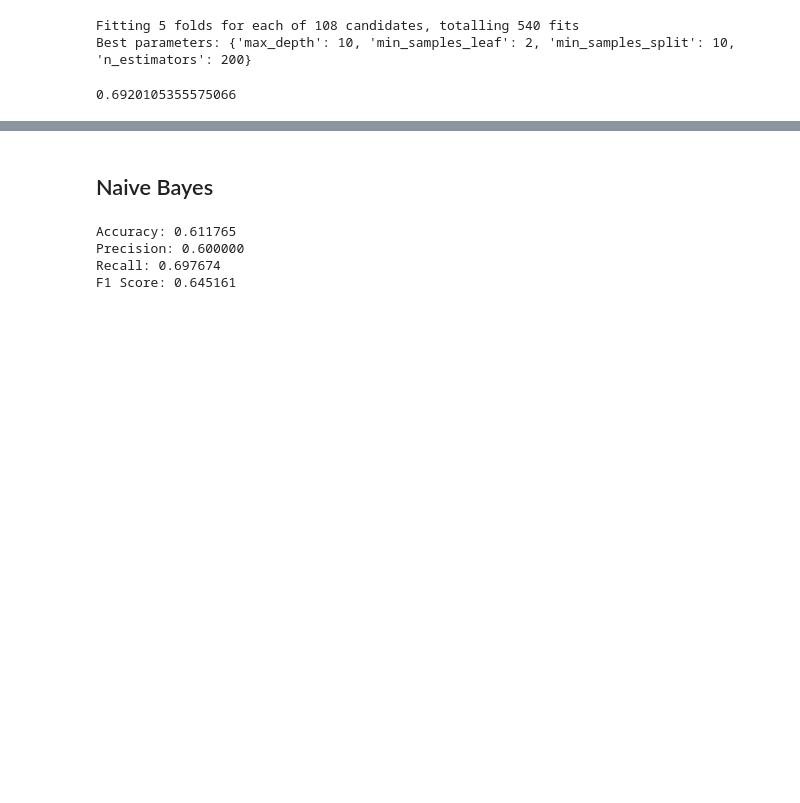
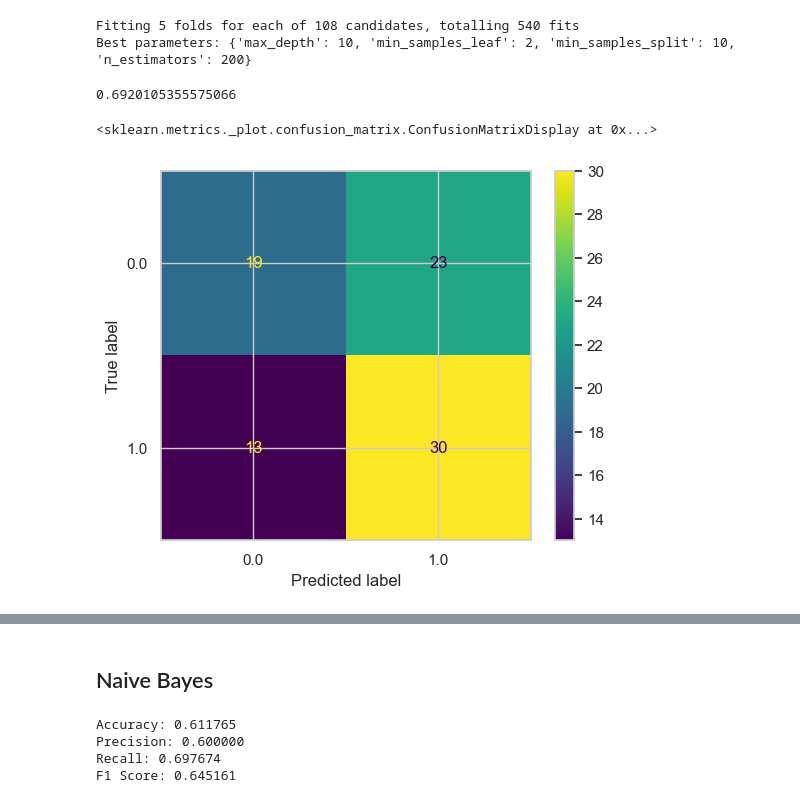
Before and after one commit to nirmal2i43a5/Predicting-Mental-Health-Risk-from-Social-Media-Behavior, a Jupyter notebook: mental_health_analysis.ipynb, the cells around one changed output, grey strips where cells are left out. Cells and saved outputs as stored; diff of their text form; code cells hidden in the pictures; blank space fills up the shorter version.

```diff
--- a/mental_health_analysis.ipynb
+++ b/mental_health_analysis.ipynb
@@ -1047,8 +1047,9 @@ rf_params = {
     'min_samples_split': [2, 5, 10],
     'min_samples_leaf': [1, 2, 4]
 }
+rf = RandomForestClassifier(random_state=42)
 rf_grid = GridSearchCV(
-    RandomForestClassifier(random_state=42),
+    rf,
     rf_params,
     cv=5,
     scoring='accuracy',
@@ -1065,3 +1066,15 @@ Best parameters: {'max_depth': 10, 'min_samples_leaf': 2, 'min_samples_split': 1
 rf_grid.best_score_
 # %% [output]
 0.6920105355575066
+# %%
+# Generate array of values for confusion matrix
+preds = rf_grid.best_estimator_.predict(X_test)
+cm = confusion_matrix(y_test, preds, labels=rf_grid.classes_)
+
+# Plot confusion matrix
+disp = ConfusionMatrixDisplay(confusion_matrix=cm,
+                             display_labels=rf_grid.classes_)
+disp.plot(values_format='')
+# %% [output]
+<sklearn.metrics._plot.confusion_matrix.ConfusionMatrixDisplay at 0x...>
+[figure, added]
```
Also changed, not shown: parts of 11 cells of this notebook.
